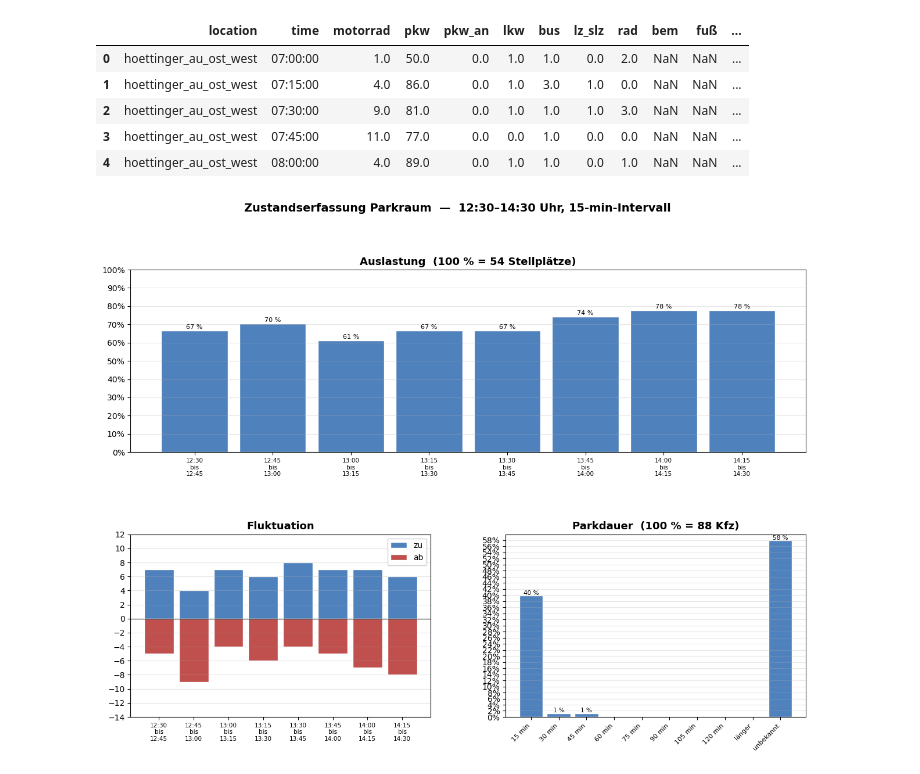
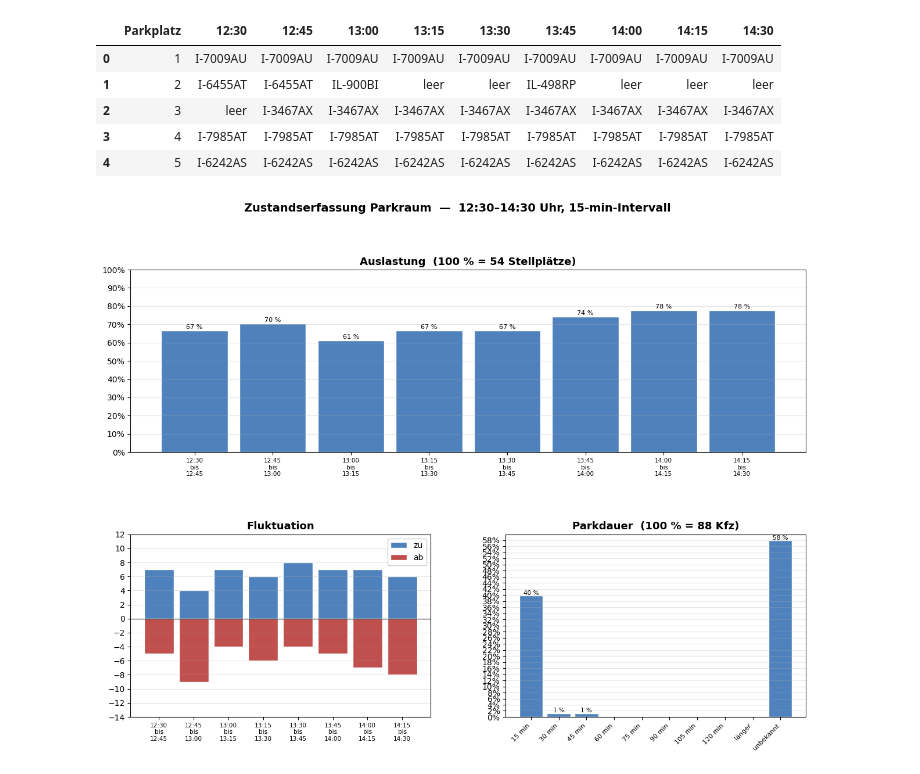
Before and after one commit to Jakobwerkg/UE_Verkehr, a Jupyter notebook: parkraum.ipynb, the cells around one changed output. Drawn from its saved outputs; the diff is of its cells as text; code cells hidden in the pictures.

```diff
--- a/parkraum.ipynb
+++ b/parkraum.ipynb
@@ -1,19 +1,33 @@
 # %%
 import pandas as pd
 import matplotlib.pyplot as plt
 import matplotlib.patches as mpatches
 from matplotlib.patches import FancyArrowPatch
 import matplotlib.patheffects as pe
+from pathlib import Path
 
-df = pd.read_csv('data_jakob_lena_felix_clean.csv')
+
+def resolve_data_path():
+    cwd = Path.cwd().resolve()
+    relative_candidates = [Path("parkdaten.csv"), Path("data") / "parkdaten.csv"]
+    for base in [cwd, *cwd.parents]:
+        for rel in relative_candidates:
+            candidate = base / rel
+            if candidate.exists():
+                return candidate
+    raise FileNotFoundError(f"Could not find parkdaten.csv from {cwd}")
+
+
+data_path = resolve_data_path()
+df = pd.read_csv(data_path, sep=";")
 df.head()
 # %% [output]
-|  | location | time | motorrad | pkw | pkw_an | lkw | bus | lz_slz | rad | bem | fuß | ... |
-| 0 | hoettinger_au_ost_west | 07:00:00 | 1.0 | 50.0 | 0.0 | 1.0 | 1.0 | 0.0 | 2.0 | NaN | NaN | ... |
-| 1 | hoettinger_au_ost_west | 07:15:00 | 4.0 | 86.0 | 0.0 | 1.0 | 3.0 | 1.0 | 0.0 | NaN | NaN | ... |
-| 2 | hoettinger_au_ost_west | 07:30:00 | 9.0 | 81.0 | 0.0 | 1.0 | 1.0 | 1.0 | 3.0 | NaN | NaN | ... |
-| 3 | hoettinger_au_ost_west | 07:45:00 | 11.0 | 77.0 | 0.0 | 0.0 | 1.0 | 0.0 | 0.0 | NaN | NaN | ... |
-| 4 | hoettinger_au_ost_west | 08:00:00 | 4.0 | 89.0 | 0.0 | 1.0 | 1.0 | 0.0 | 1.0 | NaN | NaN | ... |
+|  | Parkplatz | 12:30 | 12:45 | 13:00 | 13:15 | 13:30 | 13:45 | 14:00 | 14:15 | 14:30 |
+| 0 | 1 | I-7009AU | I-7009AU | I-7009AU | I-7009AU | I-7009AU | I-7009AU | I-7009AU | I-7009AU | I-7009AU |
+| 1 | 2 | I-6455AT | I-6455AT | IL-900BI | leer | leer | IL-498RP | leer | leer | leer |
+| 2 | 3 | leer | I-3467AX | I-3467AX | I-3467AX | I-3467AX | I-3467AX | I-3467AX | I-3467AX | I-3467AX |
+| 3 | 4 | I-7985AT | I-7985AT | I-7985AT | I-7985AT | I-7985AT | I-7985AT | I-7985AT | I-7985AT | I-7985AT |
+| 4 | 5 | I-6242AS | I-6242AS | I-6242AS | I-6242AS | I-6242AS | I-6242AS | I-6242AS | I-6242AS | I-6242AS |
 # %%
 # =============================================================================
 # Programm 2 — Zustandserfassung Parkraum (Darstellung wie Vorlesungsfolie)
```
Also changed, not shown: parts of 1 cell of this notebook, 4 other files.
